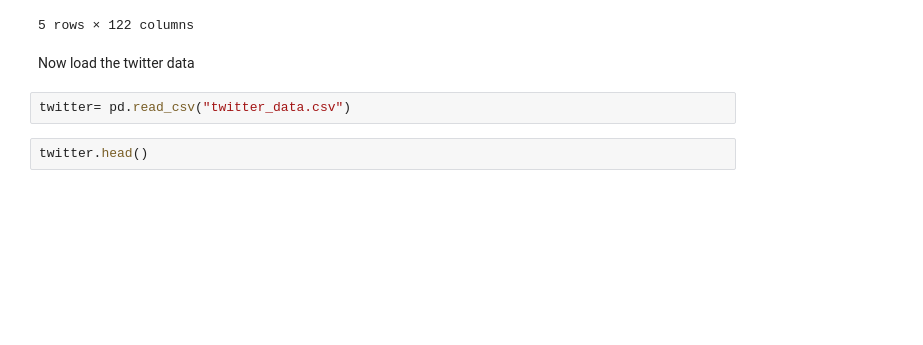
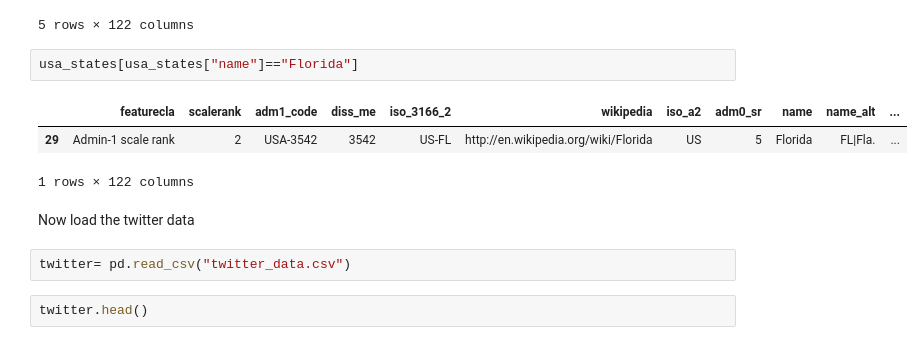
Before and after one commit to MiraySardogan/DC-PollMasters, a Jupyter notebook: Mir/1_geospatial_analysis.ipynb, the cells around one changed output. Drawn from its saved outputs; the diff is of its cells as text; blank space fills up the shorter version.

```diff
--- a/Mir/1_geospatial_analysis.ipynb
+++ b/Mir/1_geospatial_analysis.ipynb
@@ -35,6 +38,12 @@ usa_states.head()
 | 3 | Admin-1 scale rank | 2 | USA-3517 | 3517 | US-HI | http://en.wikipedia.org/wiki/Hawaii | US | 8 | Hawaii | HI|Hawaii | ... |
 | 4 | Admin-1 scale rank | 2 | USA-3518 | 3518 | US-ID | http://en.wikipedia.org/wiki/Idaho | US | 1 | Idaho | ID|Idaho | ... |
 5 rows × 122 columns
+# %%
+usa_states[usa_states["name"]=="Florida"]
+# %% [output]
+|  | featurecla | scalerank | adm1_code | diss_me | iso_3166_2 | wikipedia | iso_a2 | adm0_sr | name | name_alt | ... |
+| 29 | Admin-1 scale rank | 2 | USA-3542 | 3542 | US-FL | http://en.wikipedia.org/wiki/Florida | US | 5 | Florida | FL|Fla. | ... |
+1 rows × 122 columns
 # %% [markdown]
 Now load the twitter data
 # %%
```
Also changed, not shown: parts of 19 cells of this notebook, 2 other files.
